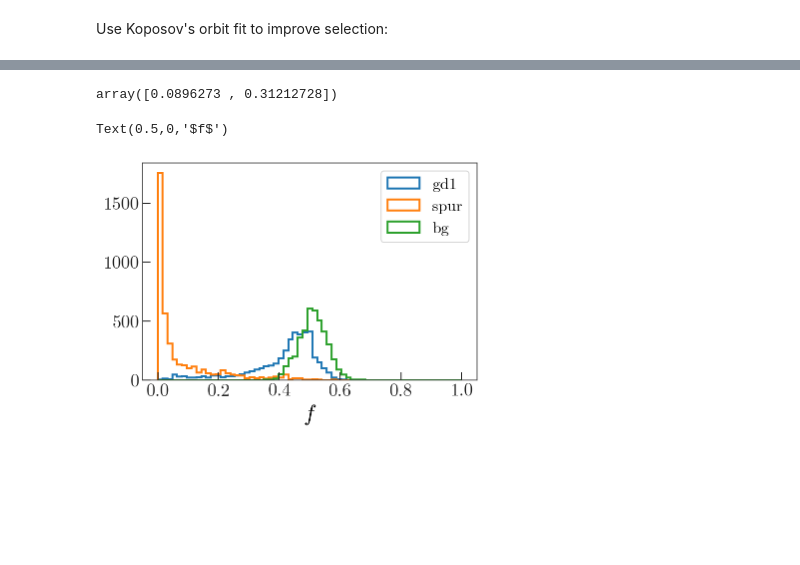
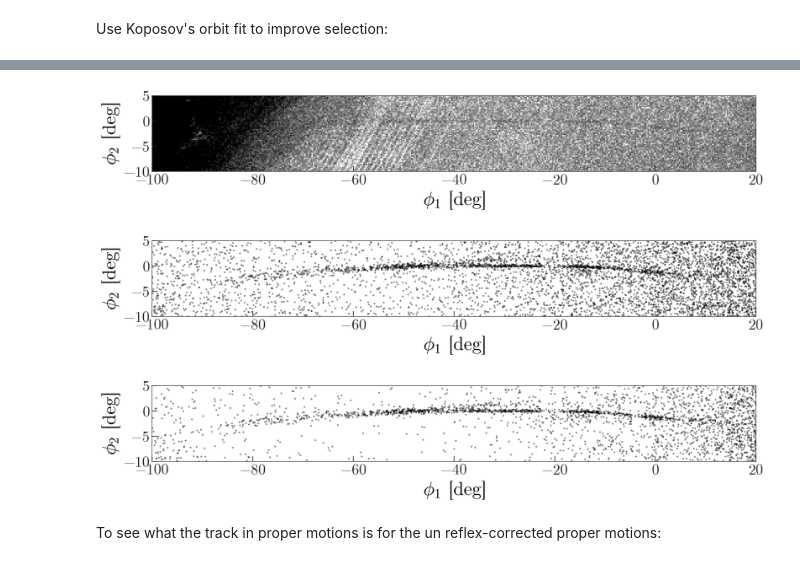
Before and after one commit to adrn/GD1-DR2, a Jupyter notebook: notebooks/Better-selection.ipynb, the cells around one changed output, grey strips where cells are left out. Saved outputs shown, nothing was run; the diff lists cells and outputs as text; code cells hidden in the pictures; blank space fills up the shorter version.

Commit message:
improved selection

```diff
--- a/notebooks/Better-selection.ipynb
+++ b/notebooks/Better-selection.ipynb
@@ -456,21 +277,42 @@ Text(0.5,0,'$f$')
-# %%
-np.percentile(f3, [1, 99])
-# %% [output]
-array([0.0896273 , 0.31212728])
-# %%
-f1, f2, f3, *_ = flatchain.T
-f4 = 1 - (f1+f2+f3)
-fs = [f1 + f2, f3, f4]
-names = ['gd1', 'spur', 'bg']
-
-fig, ax = plt.subplots()
-bins = np.linspace(0, 1, 64)
-for f, name in zip(fs, names):
-    ax.hist(f, bins=bins, histtype='step',
-            label=name, lw=2)
-
-ax.legend(fontsize=16)
-ax.set_xlabel('$f$')
-# %% [output]
-Text(0.5,0,'$f$')
-[figure, removed]
+# %%
+for i, stream_mask in enumerate([all_cmd_mask,
+                                 g.gi_cmd_mask & g.pm_mask,
+                                 all_cmd_mask & pm_mask]):
+    fig, ax = plt.subplots(1, 1, figsize=(14, 2.75))
+
+    if i == 0:
+        H, xe, ye = np.histogram2d(c_gd1.phi1.wrap_at(180*u.deg).degree[stream_mask],
+                                   c_gd1.phi2.degree[stream_mask],
+                                   bins=(np.arange(-100, 20+1e-3, 0.25),
+                                         np.arange(-10, 5+1e-3, 0.25)))
+        ax.pcolormesh(xe, ye, H.T, cmap='Greys', norm=mpl.colors.LogNorm(vmin=1e0, vmax=3e1))
+
+    else:
+        ax.plot(c_gd1.phi1.wrap_at(180*u.deg).degree[stream_mask],
+                c_gd1.phi2.degree[stream_mask],
+                marker='.', linestyle='none', alpha=0.5, c='k')
+
+    ax.set_xlim(-100, 20)
+    ax.set_ylim(-10, 5)
+
+    ax.xaxis.set_ticks(np.arange(-100, 20+1e-3, 20))
+    ax.yaxis.set_ticks(np.arange(-10, 5+1e-3, 5))
+
+    ax.set_xlabel(r'$\phi_1$ [deg]', fontsize=28)
+    ax.set_ylabel(r'$\phi_2$ [deg]', fontsize=28)
+
+    fig.tight_layout()
+    ax.set_aspect('equal')
+
+    fig.set_facecolor('w')
+
+    ax.xaxis.set_tick_params(labelsize=22)
+    ax.yaxis.set_tick_params(labelsize=22)
+
+    fig.savefig('../plots/better-selection-{0}.png'.format(i), dpi=250)
+# %% [output]
+[figure, added]
+[figure, added]
+[figure, added]
+# %% [markdown]
+To see what the track in proper motions is for the un reflex-corrected proper motions:
```
Also changed, not shown: parts of 37 cells of this notebook.
